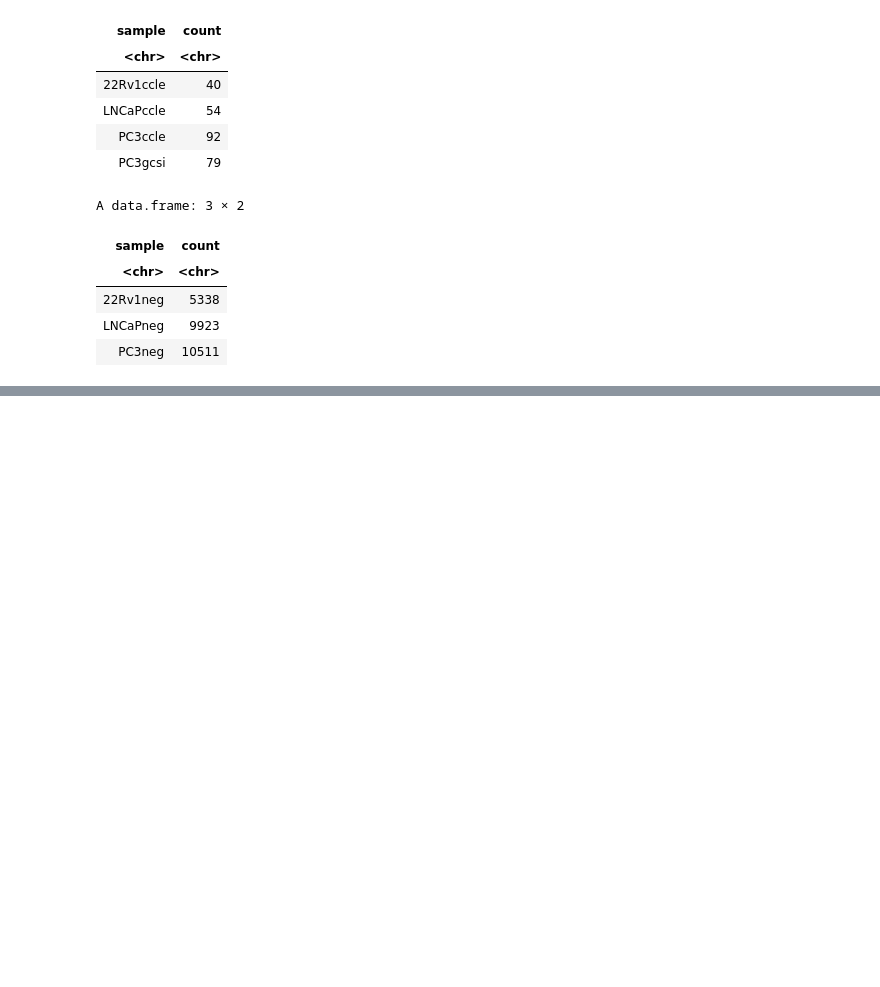
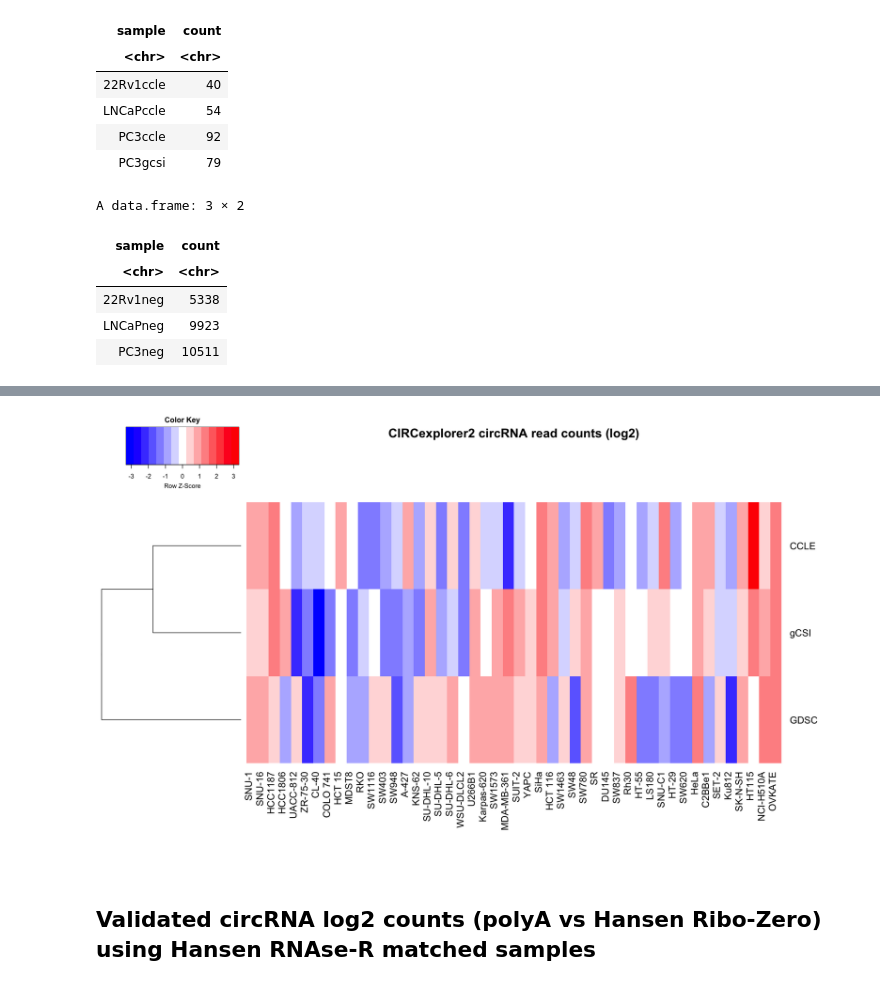
Before and after one commit to anthfm/circRNA, a Jupyter notebook: summarize_circRNA.ipynb, the cells around one changed output, grey strips where cells are left out. Cells and saved outputs as stored; diff of their text form; code cells hidden in the pictures; blank space fills up the shorter version.

```diff
--- a/summarize_circRNA.ipynb
+++ b/summarize_circRNA.ipynb
@@ -429,0 +459,12 @@ ggplot(df.m3, aes(x = variable, y = value, fill=tool)) + geom_violin() +
+# %%
+#heatmap of log2 read counts for CIRCexplorer2 per biological replicate across gCSI, CCLE, GDSC
+circ_combined_t <- t(circ_combined[,c("gCSI","CCLE","GDSC")])
+circ_combined_t <- log2(circ_combined_t)
+options(repr.plot.width=15, repr.plot.height=9)
+heatmap.2(circ_combined_t[,colnames(ciri_combined_t)], col=bluered,trace="none", main="CIRCexplorer2 circRNA read counts (log2)",
+          scale="row", density.info="none",
+          margins=c(12,8), keysize=1, cexRow=1.4, cexCol=1.4, Colv=FALSE, dendrogram="row")
+# %% [output]
+[figure, added]
+# %% [markdown]
+## Validated circRNA log2 counts (polyA vs Hansen Ribo-Zero) using Hansen RNAse-R matched samples
```
Also changed, not shown: parts of 18 cells of this notebook.
